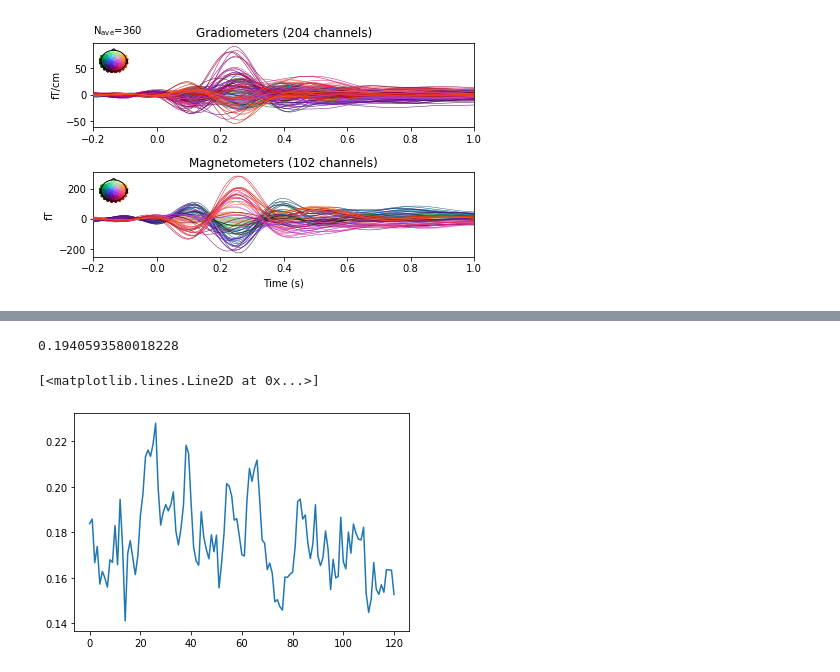
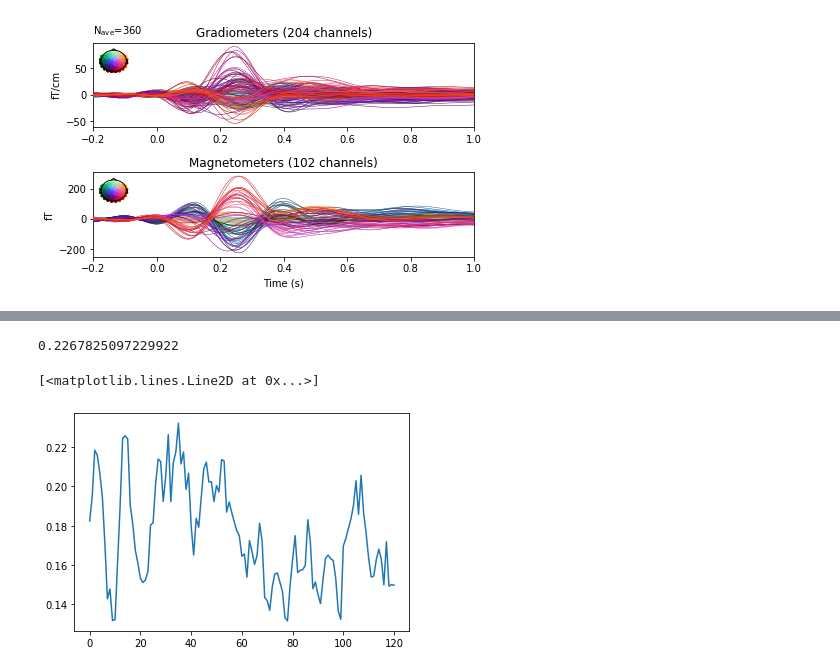
Before and after one commit to listenzcc/Re-analysis_direction_dataset, a Jupyter notebook: MVPA.ipynb, the cells around one changed output, grey strips where cells are left out. Cells and saved outputs as stored; diff of their text form; code cells hidden in the pictures.

Commit message:
Functional update.
MVPA.ipynb add xdawn transform

```diff
--- a/MVPA.ipynb
+++ b/MVPA.ipynb
@@ -87,6 +87,7 @@ clf = make_pipeline(StandardScaler(), _svm, verbose=1)
 raw_decoder = make_pipeline(mne.decoding.Vectorizer(), clf)
 time_decoder = mne.decoding.SlidingEstimator(clf, n_jobs=n_jobs, scoring='f1')
 skf = StratifiedKFold(n_splits=10)
+xdawn = mne.preprocessing.Xdawn(n_components=6, reg='diagonal_fixed')
 # %%
 X = epochs.get_data()
 y = events[:, -1]
@@ -95,6 +96,18 @@ print(X.shape, y.shape)
 y_predict = np.zeros(X.shape[0])
 y_time_predict = np.zeros((X.shape[0], X.shape[2]))
 print(y_predict.shape, y_time_predict.shape)
+
+for train, test in skf.split(X, y):
+    X_train, y_train = X[train], y[train]
+    X_test, y_test = X[test], y[test]
+
+    raw_decoder.fit(X_train, y_train)
+    y_predict[test] = raw_decoder.predict(X_test)
+
+    time_decoder.fit(X_train, y_train)
+    y_time_predict[test, :] = time_decoder.predict(X_test)
+
+print(sklearn.metrics.classification_report(y_pred=y_predict, y_true=y))
 # %% [output]
 Loading data for 360 events and 1201 original time points ...
 0 bad epochs dropped
@@ -103,14 +140,21 @@ Loading data for 360 events and 1201 original time points ...
 # %%
-y_predict = y * 0
+X = epochs.get_data()
+y = events[:, -1]
+print(X.shape, y.shape)
+
+xdawn_y_predict = np.zeros(X.shape[0])
+xdawn_y_time_predict = np.zeros((X.shape[0], X.shape[2]))
+print(xdawn_y_predict.shape, xdawn_y_time_predict.shape)
+
 for train, test in skf.split(X, y):
-    X_train, y_train = X[train], y[train]
-    X_test, y_test = X[test], y[test]
+    X_train, y_train = xdawn.fit_transform(epochs[train]), y[train]
+    X_test, y_test = xdawn.transform(epochs[test]), y[test]
 
     raw_decoder.fit(X_train, y_train)
-    y_predict[test] = raw_decoder.predict(X_test)
+    xdawn_y_predict[test] = raw_decoder.predict(X_test)
 
     time_decoder.fit(X_train, y_train)
-    y_time_predict[test, :] = time_decoder.predict(X_test)
+    xdawn_y_time_predict[test, :] = time_decoder.predict(X_test)
 
-print(sklearn.metrics.classification_report(y_pred=y_predict, y_true=y))
+print(sklearn.metrics.classification_report(y_pred=xdawn_y_predict, y_true=y))
 # %% [output]
@@ -134,12 +178,11 @@ weighted avg       0.19      0.19      0.19       360
-# %%
-sklearn.metrics.precision_score(y_pred=y_predict, y_true=y, average='weighted')
-# %% [output]
-0.1940593580018228
 # %%
-scores = np.zeros(y_time_predict.shape[1])
-for j, y_pred in enumerate(y_time_predict.transpose()):
-    scores[j] = sklearn.metrics.precision_score(y_pred=y_pred, y_true=y, average='weighted')
-plt.plot(scores)
+print(sklearn.metrics.precision_score(y_pred=xdawn_y_predict, y_true=y, average='weighted'))
+
+xdawn_scores = np.zeros(xdawn_y_time_predict.shape[1])
+for j, y_pred in enumerate(xdawn_y_time_predict.transpose()):
+    xdawn_scores[j] = sklearn.metrics.precision_score(y_pred=y_pred, y_true=y, average='weighted')
+plt.plot(xdawn_scores)
 # %% [output]
-[<matplotlib.lines.Line2D at 0x...>]
+0.2267825097229922
+[<matplotlib.lines.Line2D at 0x...>]
-[figure, old version]
+[figure, new version]
```
Also changed, not shown: parts of 3 cells of this notebook.
